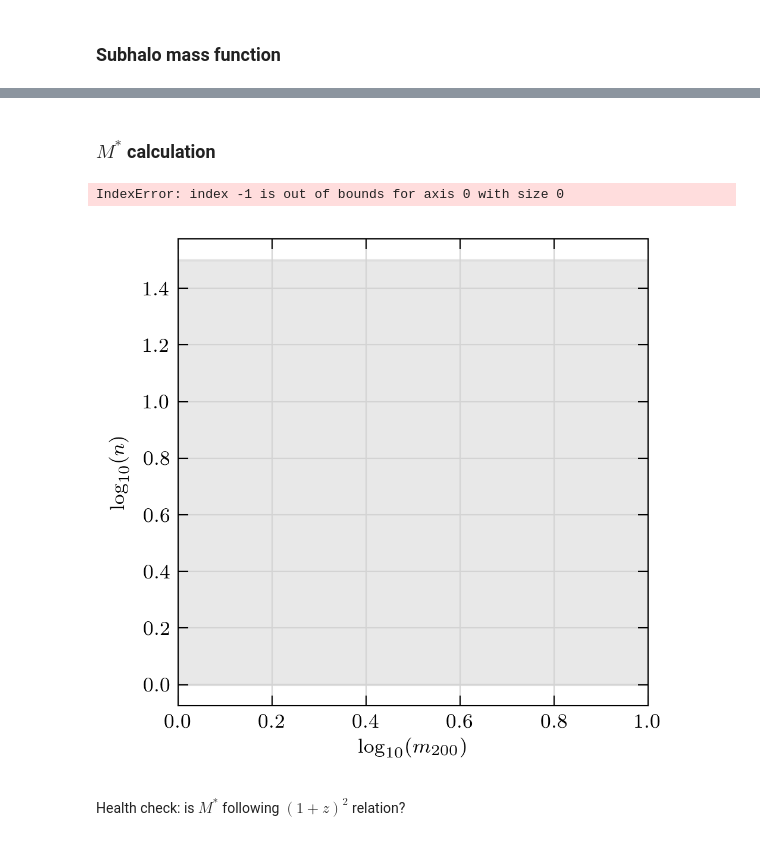
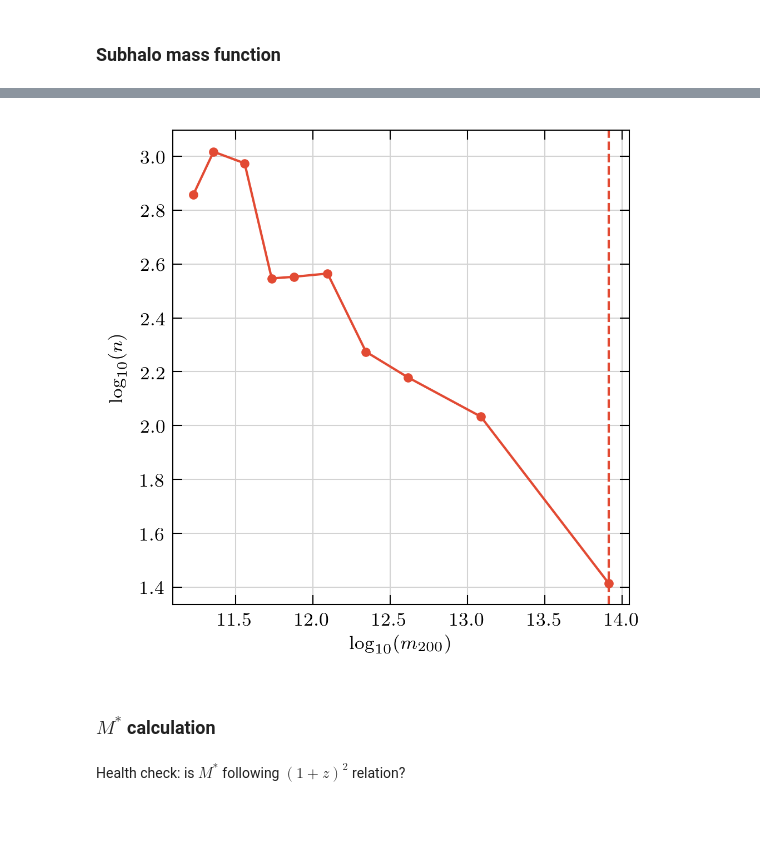
Before and after one commit to oleskiewicz/hbtp, a Jupyter notebook: halo.ipynb, the cells around one changed output, grey strips where cells are left out. Cells and saved outputs as stored; diff of their text form; code cells hidden in the pictures.

```diff
--- a/halo.ipynb
+++ b/halo.ipynb
@@ -23,8 +21,8 @@ grav = "GR_b64n512"
 prof = "nfw"
 snap = 122
 NFW_f = 0.02
-nbins = 20
-bin = 5
+# nbins = 20
+bin = 9
 
 r = HBTReader("./data/%s/subcat" % grav)
 prof_reader = HBTProfileReader("./data/%s/subcat" % grav)
@@ -83,33 +79,49 @@ def halo_mass_function(r, snap, nbins):
+# %%
+bin_centres = 0.5 * (bin_edges[1:] + bin_edges[:-1])
+hs = bin_haloes(hs, 'M200Crit', bin_edges, lambda x: np.log10(x))
+nbins = bin_edges.size - 1
+# %%
+fig, ax = plt.subplots(1)
+ax.set_xlabel(r"$\log_{10}(m_{200})$")
+ax.set_ylabel(r"$\log_{10}(n)$")
+
+# bin_counts = counts / 64**3
+# bin_counts = counts / 0.15
+bin_counts = np.log10(bin_counts)
+
+ax.axvline(bin_centres[bin], color='C0', linestyle='--')
+ax.plot(bin_centres, bin_counts, color='C0', marker='.')
+
+fig.tight_layout()
+# %% [output]
+[figure, added]
 # %% [markdown]
 ### $M^*$ calculation
 # %%
-fig, ax = plt.subplots(1)
-ax.set_xlabel(r"$\log_{10}(m_{200})$")
-ax.set_ylabel(r"$\log_{10}(n)$")
+# fig, ax = plt.subplots(1)
+# ax.set_xlabel(r"$\log_{10}(m_{200})$")
+# ax.set_ylabel(r"$\log_{10}(n)$")
 
-n_star = 1.5
-m_star = []
-ax.axhspan(0.0, n_star, color="lightgrey", alpha=0.5)
+# n_star = 1.5
+# m_star = []
+# ax.axhspan(0.0, n_star, color="lightgrey", alpha=0.5)
 
-for i, _snap in enumerate([51, 61, 78, 93, 122]):
-    x_k, y_k = halo_mass_function(r, _snap, nbins)
-    y1, y2 = y_k[y_k > n_star][-1], y_k[y_k < n_star][0]
-    x1, x2 = x_k[y_k > n_star][-1], x_k[y_k < n_star][0]
-#     print(len(y_k[y_k > n_star]))
-    m_star.append(((x2 - x1) / (y2 - y1)) * (n_star - y1) + x1)
+# for i, _snap in enumerate([51, 61, 78, 93, 122]):
+#     x_k, y_k = halo_mass_function(r, _snap, nbins)
+#     y1, y2 = y_k[y_k > n_star][-1], y_k[y_k < n_star][0]
+#     x1, x2 = x_k[y_k > n_star][-1], x_k[y_k < n_star][0]
+# #     print(len(y_k[y_k > n_star]))
+#     m_star.append(((x2 - x1) / (y2 - y1)) * (n_star - y1) + x1)
 
-    ax.plot(x_k, y_k, "C%d" % i, label="%.1f" % (zs.loc[_snap].values[0]))
-    ax.axvline(m_star[i], ls="--", color="C%d" % i)
+#     ax.plot(x_k, y_k, "C%d" % i, label="%.1f" % (zs.loc[_snap].values[0]))
+#     ax.axvline(m_star[i], ls="--", color="C%d" % i)
 
-ax.legend(title="z")
-ax.set_ylim([0.0, 3.0])
+# ax.legend(title="z")
+# ax.set_ylim([0.0, 3.0])
 
-fig.tight_layout()
+# fig.tight_layout()
 
-# fig.savefig("./plots/mf_mstar.pdf")
+# # fig.savefig("./plots/mf_mstar.pdf")
-# %% [output]
-IndexError: index -1 is out of bounds for axis 0 with size 0
-[figure, removed]
 # %% [markdown]
 Health check: is $M^{*}$ following $(1+z)^2$ relation?
 # %%
```
Also changed, not shown: parts of 25 cells of this notebook.
